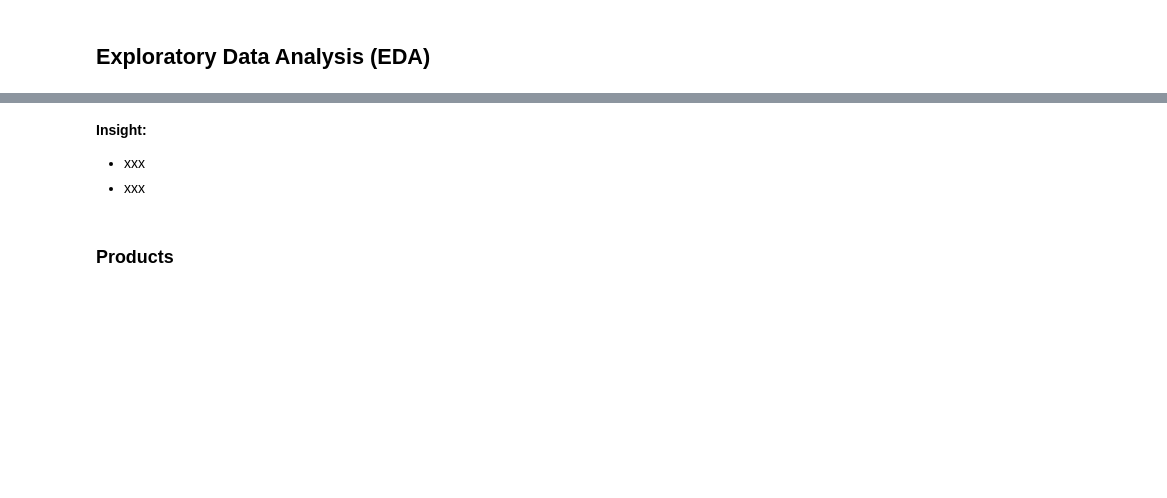
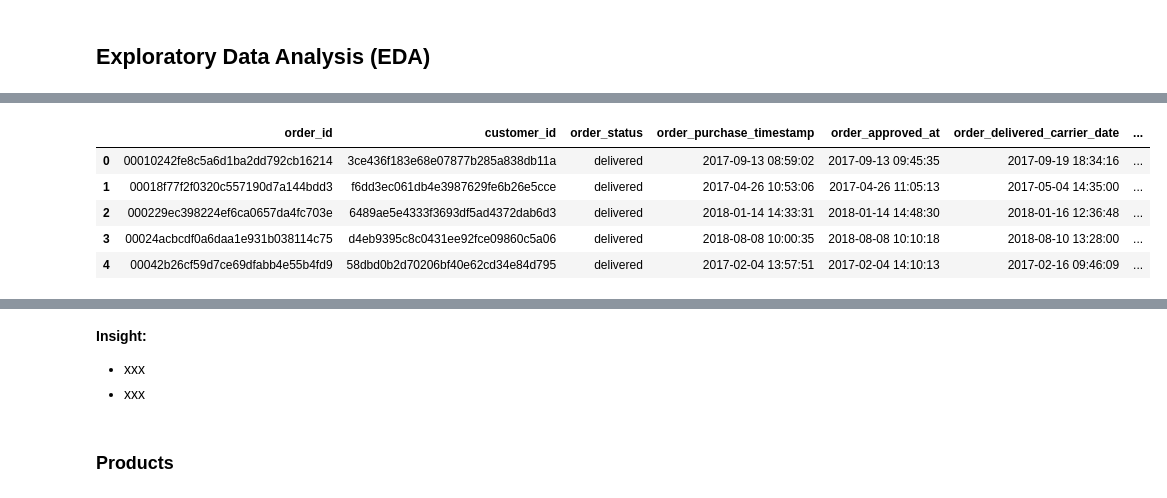
Before and after one commit to Sulbae/Fundamental-Analisis-Data, a Jupyter notebook: Proyek_Analisis_Data_Anggun-Sulis-Setyawan.ipynb, the cells around one changed output, grey strips where cells are left out. Saved outputs shown, nothing was run; the diff lists cells and outputs as text; code cells hidden in the pictures; blank space fills up the shorter version.

```diff
--- a/Proyek_Analisis_Data_Anggun-Sulis-Setyawan.ipynb
+++ b/Proyek_Analisis_Data_Anggun-Sulis-Setyawan.ipynb
@@ -446,5 +483,6 @@ Duplicate values:  0
 #### orders_df
 # %%
 # missing values handling
+orders_df.dropna(inplace=True)
 # %%
 orders_df.info()
@@ -454,0 +514,7 @@ orders_df.info()
+# %%
+# Ubah tipe data ke datetime
+orders_df['order_purchase_timestamp'] = pd.to_datetime(orders_df['order_purchase_timestamp'])
+orders_df['order_approved_at'] = pd.to_datetime(orders_df['order_approved_at'])
+orders_df['order_delivered_carrier_date'] = pd.to_datetime(orders_df['order_delivered_carrier_date'])
+orders_df['order_delivered_customer_date'] = pd.to_datetime(orders_df['order_delivered_customer_date'])
+orders_df['order_estimated_delivery_date'] = pd.to_datetime(orders_df['order_estimated_delivery_date'])
@@ -459 +545,4 @@ orders_df.info()
+# %%
+# Ubah tipe data ke datetime
+order_items_df['shipping_limit_date'] = pd.to_datetime(order_items_df['shipping_limit_date'])
 # %%
@@ -480,0 +634,14 @@ products_df.info()
+# %%
+# Merge dataset orders_df, order_items_df
+orders_detail_df = pd.merge(orders_df, order_items_df,
+                            on='order_id',
+                            how='right')
+
+orders_detail_df.head()
+# %% [output]
+|  | order_id | customer_id | order_status | order_purchase_timestamp | order_approved_at | order_delivered_carrier_date | ... |
+| 0 | 00010242fe8c5a6d1ba2dd792cb16214 | 3ce436f183e68e07877b285a838db11a | delivered | 2017-09-13 08:59:02 | 2017-09-13 09:45:35 | 2017-09-19 18:34:16 | ... |
+| 1 | 00018f77f2f0320c557190d7a144bdd3 | f6dd3ec061db4e3987629fe6b26e5cce | delivered | 2017-04-26 10:53:06 | 2017-04-26 11:05:13 | 2017-05-04 14:35:00 | ... |
+| 2 | 000229ec398224ef6ca0657da4fc703e | 6489ae5e4333f3693df5ad4372dab6d3 | delivered | 2018-01-14 14:33:31 | 2018-01-14 14:48:30 | 2018-01-16 12:36:48 | ... |
+| 3 | 00024acbcdf0a6daa1e931b038114c75 | d4eb9395c8c0431ee92fce09860c5a06 | delivered | 2018-08-08 10:00:35 | 2018-08-08 10:10:18 | 2018-08-10 13:28:00 | ... |
+| 4 | 00042b26cf59d7ce69dfabb4e55b4fd9 | 58dbd0b2d70206bf40e62cd34e84d795 | delivered | 2017-02-04 13:57:51 | 2017-02-04 14:10:13 | 2017-02-16 09:46:09 | ... |
```
Also changed, not shown: parts of 27 cells of this notebook.
